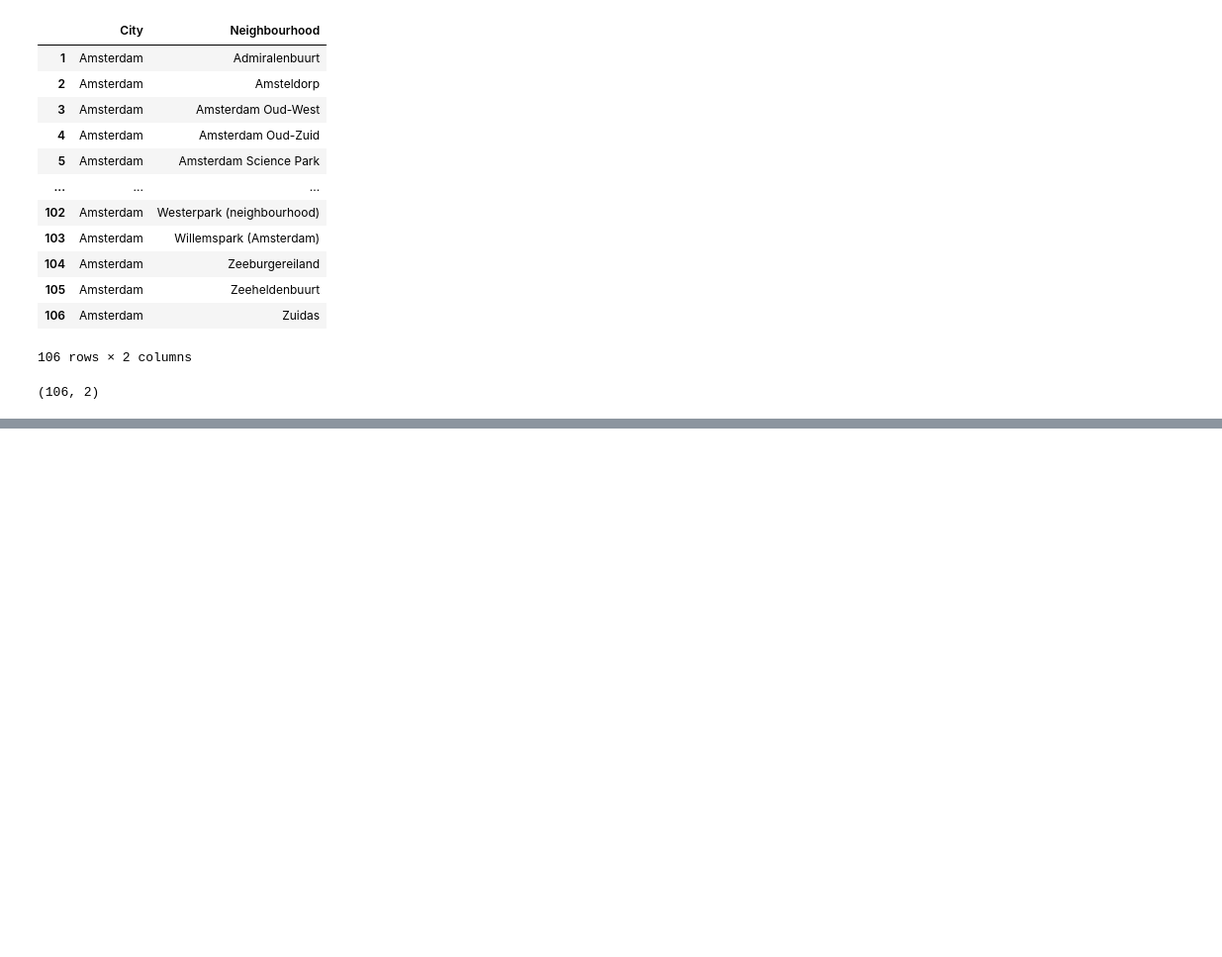
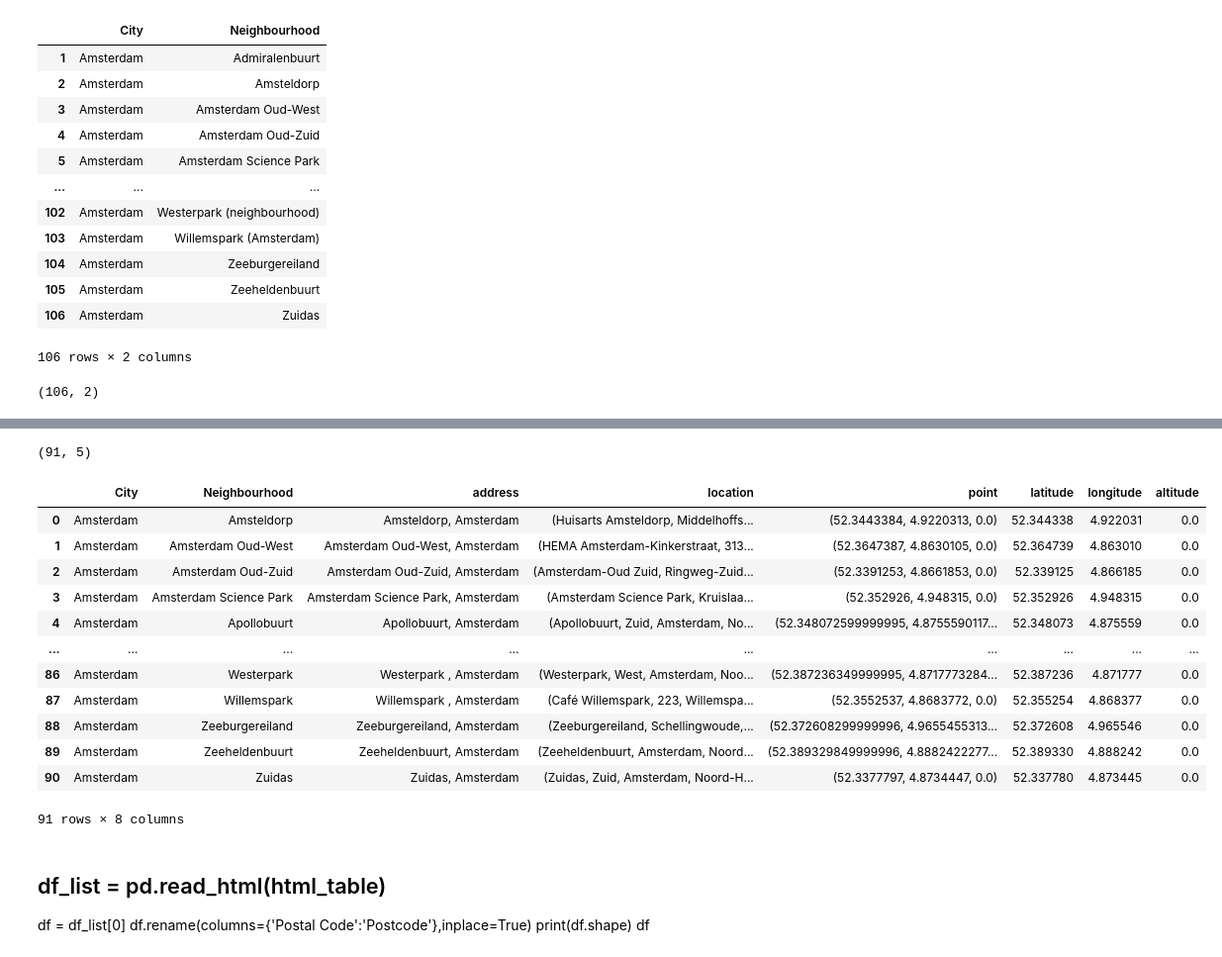
Before and after one commit to desoto1959/Coursera_Capstone, a Jupyter notebook: The_Battle_of_the_Neighbourhoods.ipynb, the cells around one changed output, grey strips where cells are left out. Shown at 99% size. Drawn from its saved outputs; the diff is of its cells as text; code cells hidden in the pictures; blank space fills up the shorter version.

```diff
--- a/The_Battle_of_the_Neighbourhoods.ipynb
+++ b/The_Battle_of_the_Neighbourhoods.ipynb
@@ -181,0 +157,3 @@ df
+# %%
+df1["address"] = df1["Neighbourhood"] + ', ' +  df1["City"]
+df1
@@ -181,0 +179,4 @@ df
+# %%
+#df2 = df1[df1.Neighbourhood == 'Zuidas']
+df2 = df1.copy()
+df2
@@ -181,0 +207,20 @@ df
+# %%
+#!pip install geopandas
+#!pip install geopy
+from geopy.extra.rate_limiter import RateLimiter
+
+locator = Nominatim(user_agent="neighbourhoud_explorer")
+
+# 1 - convenient function to delay between geocoding calls
+geocode = RateLimiter(locator.geocode, min_delay_seconds=1)
+
+# 2- - create location column
+df2['location'] = df2['address'].apply(geocode)
+
+# 3 - create longitude, latitude and altitude from location column (returns tuple)
+df2['point'] = df2['location'].apply(lambda loc: tuple(loc.point) if loc else None)
+
+# 4 - split point column into latitude, longitude and altitude columns
+#df2[['latitude', 'longitude', 'altitude']] = pd.DataFrame(df2['point'].tolist(), index=df2.index)
+
+df2
@@ -181,0 +268,4 @@ df
+# %%
+df2.dropna(inplace=True)
+df2.reset_index(drop=True, inplace=True)
+df2
@@ -181,0 +286,28 @@ df
+# %%
+df2.shape
+# %% [output]
+(91, 5)
+# %%
+# 4 - split point column into latitude, longitude and altitude columns
+df2[['latitude', 'longitude', 'altitude']] = pd.DataFrame(df2['point'].tolist(), index=df2.index)
+df2
+# %% [output]
+|  | City | Neighbourhood | address | location | point | latitude | longitude | altitude |
+| 0 | Amsterdam | Amsteldorp | Amsteldorp, Amsterdam | (Huisarts Amsteldorp, Middelhoffs... | (52.3443384, 4.9220313, 0.0) | 52.344338 | 4.922031 | 0.0 |
+| 1 | Amsterdam | Amsterdam Oud-West | Amsterdam Oud-West, Amsterdam | (HEMA Amsterdam-Kinkerstraat, 313... | (52.3647387, 4.8630105, 0.0) | 52.364739 | 4.863010 | 0.0 |
+| 2 | Amsterdam | Amsterdam Oud-Zuid | Amsterdam Oud-Zuid, Amsterdam | (Amsterdam-Oud Zuid, Ringweg-Zuid... | (52.3391253, 4.8661853, 0.0) | 52.339125 | 4.866185 | 0.0 |
+| 3 | Amsterdam | Amsterdam Science Park | Amsterdam Science Park, Amsterdam | (Amsterdam Science Park, Kruislaa... | (52.352926, 4.948315, 0.0) | 52.352926 | 4.948315 | 0.0 |
+| 4 | Amsterdam | Apollobuurt | Apollobuurt, Amsterdam | (Apollobuurt, Zuid, Amsterdam, No... | (52.348072599999995, 4.8755590117... | 52.348073 | 4.875559 | 0.0 |
+| ... | ... | ... | ... | ... | ... | ... | ... | ... |
+| 86 | Amsterdam | Westerpark | Westerpark , Amsterdam | (Westerpark, West, Amsterdam, Noo... | (52.387236349999995, 4.8717773284... | 52.387236 | 4.871777 | 0.0 |
+| 87 | Amsterdam | Willemspark | Willemspark , Amsterdam | (Café Willemspark, 223, Willemspa... | (52.3552537, 4.8683772, 0.0) | 52.355254 | 4.868377 | 0.0 |
+| 88 | Amsterdam | Zeeburgereiland | Zeeburgereiland, Amsterdam | (Zeeburgereiland, Schellingwoude,... | (52.372608299999996, 4.9655455313... | 52.372608 | 4.965546 | 0.0 |
+| 89 | Amsterdam | Zeeheldenbuurt | Zeeheldenbuurt, Amsterdam | (Zeeheldenbuurt, Amsterdam, Noord... | (52.389329849999996, 4.8882422277... | 52.389330 | 4.888242 | 0.0 |
+| 90 | Amsterdam | Zuidas | Zuidas, Amsterdam | (Zuidas, Zuid, Amsterdam, Noord-H... | (52.3377797, 4.8734447, 0.0) | 52.337780 | 4.873445 | 0.0 |
+91 rows × 8 columns
+# %% [markdown]
+## df_list = pd.read_html(html_table)
+df = df_list[0]
+df.rename(columns={'Postal Code':'Postcode'},inplace=True)
+print(df.shape)
+df
```
Also changed, not shown: parts of 10 cells of this notebook.
